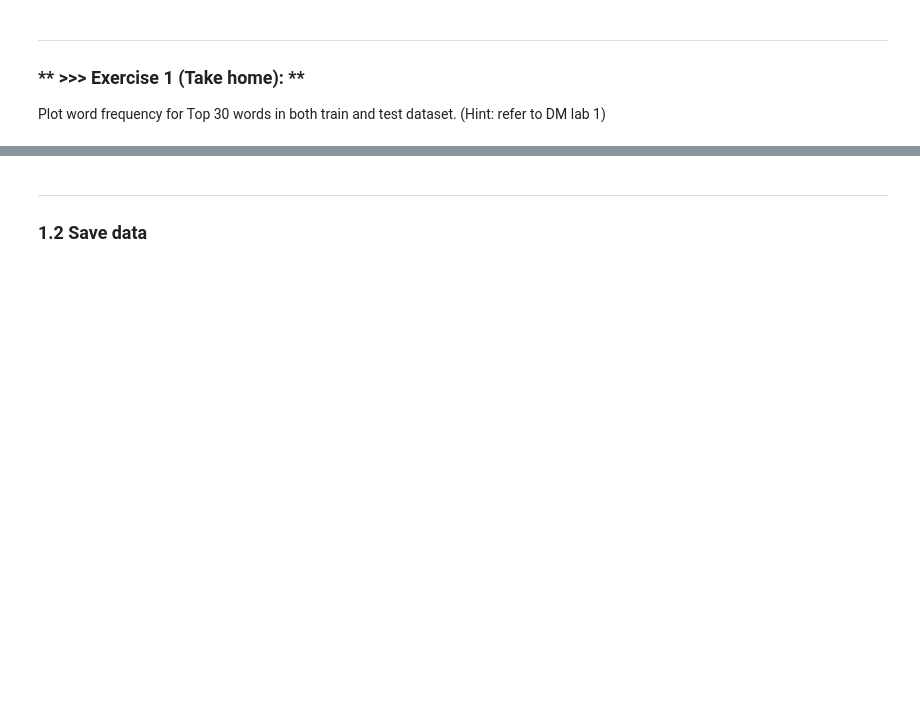
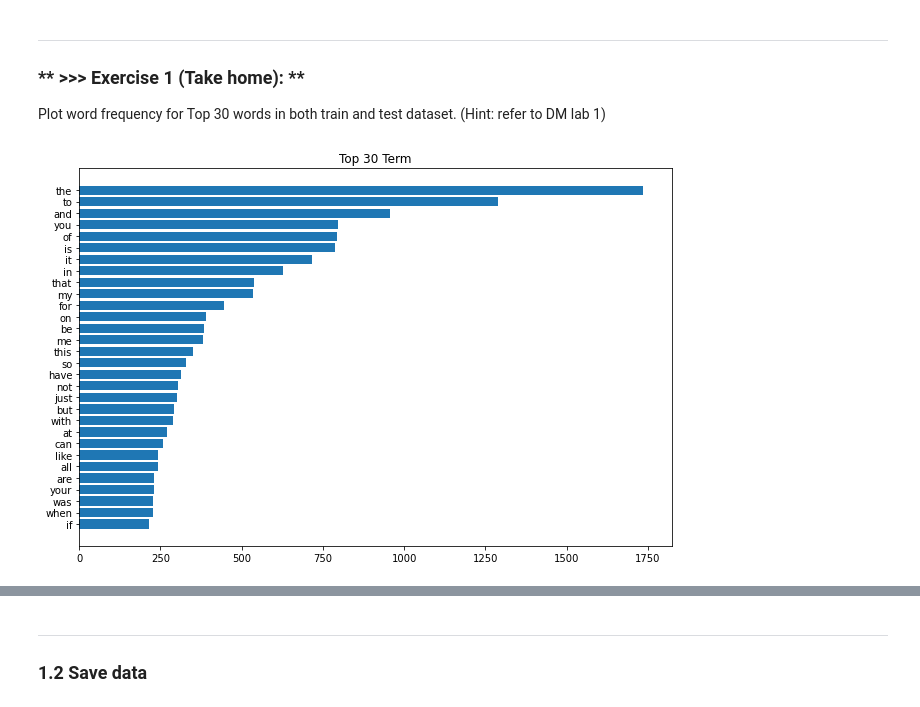
Before and after one commit to wuling31715/2020-NTHU-Data-Mining, a Jupyter notebook: lab2/DM2020-Lab2-Homework2.ipynb, the cells around one changed output, grey strips where cells are left out. Drawn from its saved outputs; the diff is of its cells as text; code cells hidden in the pictures; blank space fills up the shorter version.

```diff
--- a/lab2/DM2020-Lab2-Homework2.ipynb
+++ b/lab2/DM2020-Lab2-Homework2.ipynb
@@ -150,0 +156,37 @@ Plot word frequency for Top 30 words in both train and test dataset. (Hint: refe
+# %%
+def get_term_frequencies(matrix):
+    term_freq = list()
+
+    for t in matrix.T:
+        term_freq.append(t.toarray().sum())
+
+    return term_freq
+# %%
+def plot_word_frequency(N, text_df):
+    vectorizer = CountVectorizer(max_features=N)
+    matrix = vectorizer.fit_transform(text_df)
+
+    index = np.arange(N)
+
+    term_freq = get_term_frequencies(matrix)
+    term_freq_list = list()
+
+    for i in np.argsort(term_freq)[::-1]:
+        term_freq_list.append(vectorizer.get_feature_names()[i])
+    y = np.sort(term_freq)[::-1]
+
+    fig = plt.figure(figsize=(9, 6))
+    ax = fig.subplots()
+
+    ax.set_title('Top 30 Term')
+    ax.barh(index, y, align='center')
+    ax.set_yticks(index)
+    ax.set_yticklabels(term_freq_list)
+    ax.invert_yaxis()
+
+    fig.tight_layout()
+    plt.show()
+# %%
+plot_word_frequency(30, train_df['text'])
+# %% [output]
+[figure, added]
```
Also changed, not shown: parts of 45 cells of this notebook, 3 other files.
